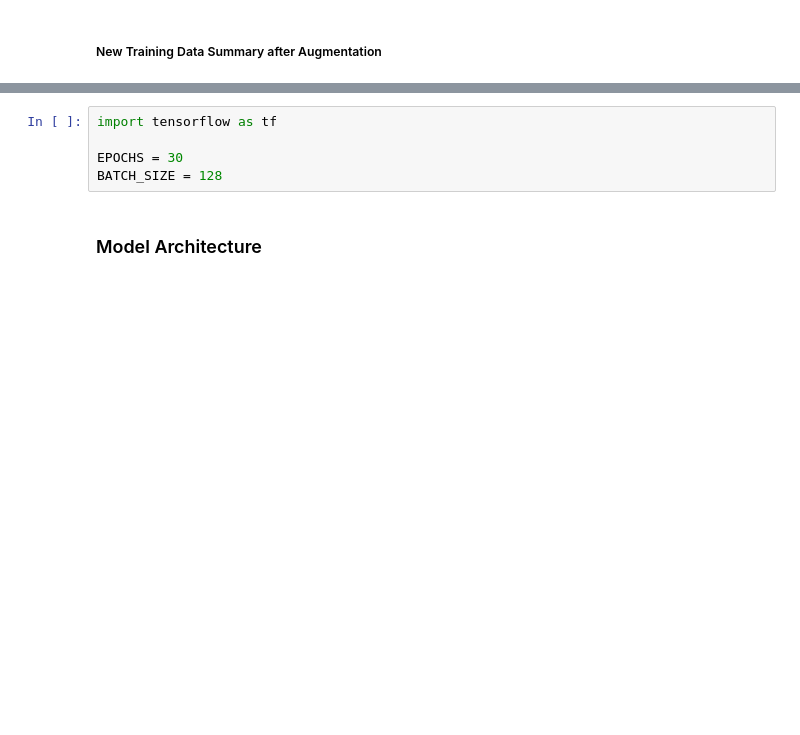
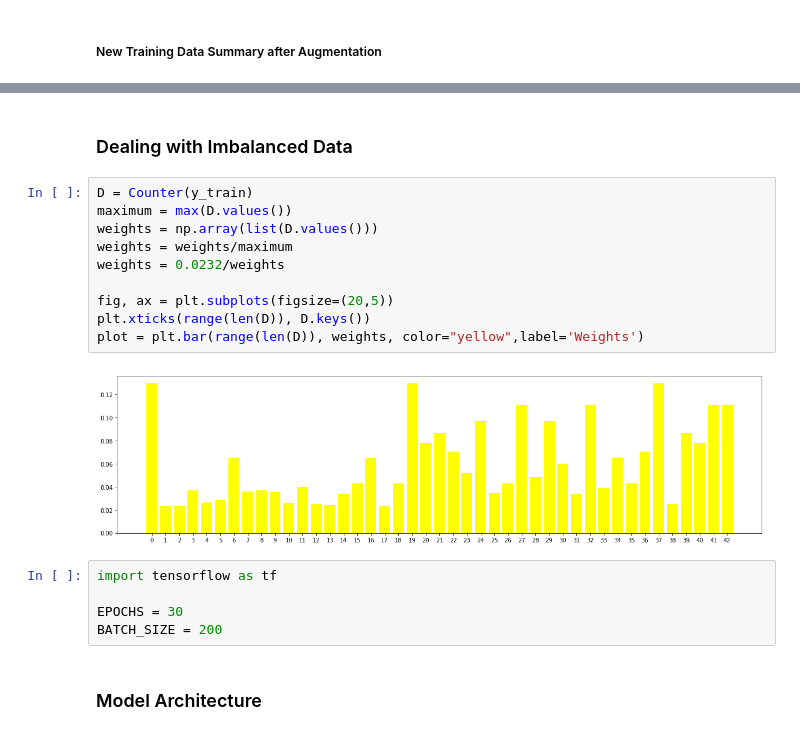
Before and after one commit to asadziach/CarND-Traffic-Sign-Classifier-Project, a Jupyter notebook: Traffic_Sign_Classifier.ipynb, the cells around one changed output, grey strips where cells are left out. Drawn from its saved outputs; the diff is of its cells as text; blank space fills up the shorter version.

```diff
--- a/Traffic_Sign_Classifier.ipynb
+++ b/Traffic_Sign_Classifier.ipynb
@@ -278,8 +309,22 @@ Number of classes = 43
+# %% [markdown]
+### Dealing with Imbalanced Data
+# %%
+D = Counter(y_train)
+maximum = max(D.values())
+weights = np.array(list(D.values()))
+weights = weights/maximum
+weights = 0.0232/weights
+
+fig, ax = plt.subplots(figsize=(20,5))
+plt.xticks(range(len(D)), D.keys())
+plot = plt.bar(range(len(D)), weights, color="yellow",label='Weights')
+# %% [output]
+[figure, added]
 # %%
 import tensorflow as tf
 
 EPOCHS = 30
-BATCH_SIZE = 128
+BATCH_SIZE = 200
 # %% [markdown]
 ### Model Architecture
 # %%
```
Also changed, not shown: parts of 22 cells of this notebook.
